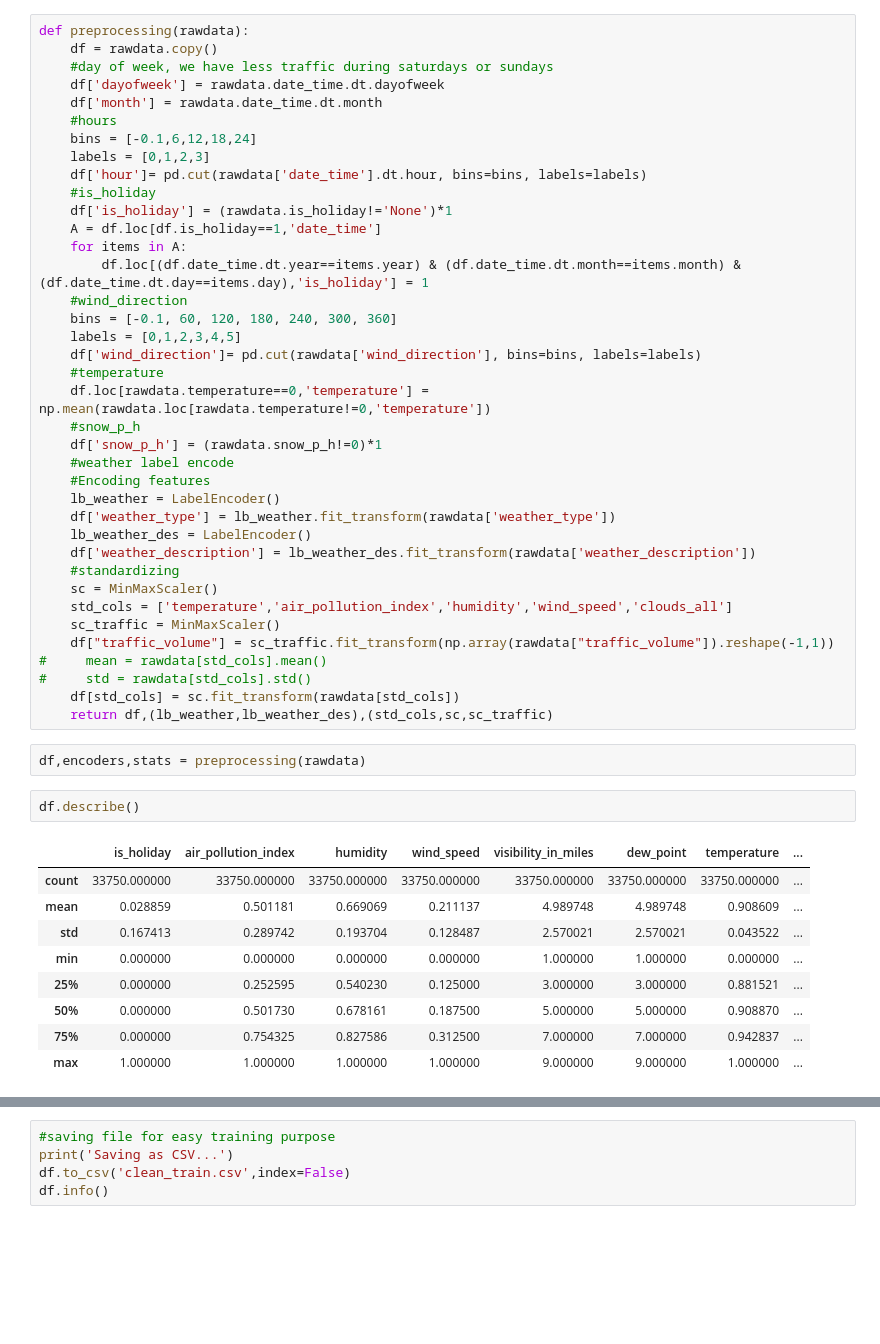
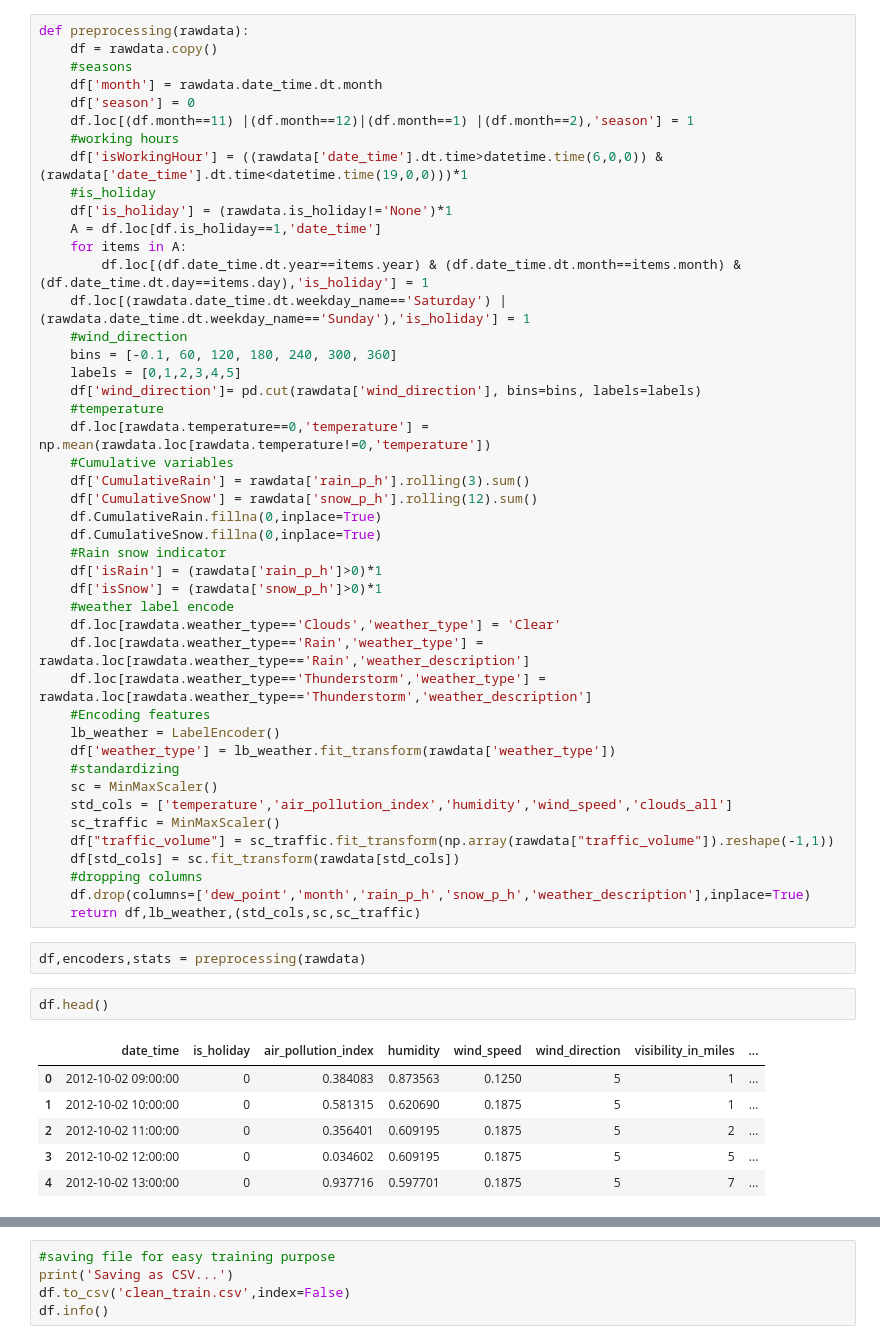
Before and after one commit to Vishwesh4/LSTM-traffic, a Jupyter notebook: data_pipeline.ipynb, the cells around one changed output, grey strips where cells are left out. Cells and saved outputs as stored; diff of their text form; blank space fills up the shorter version.

```diff
--- a/data_pipeline.ipynb
+++ b/data_pipeline.ipynb
@@ -59,52 +95,56 @@ rawdata.date_time = pd.to_datetime(rawdata['date_time'])
 # %%
 def preprocessing(rawdata):
     df = rawdata.copy()
-    #day of week, we have less traffic during saturdays or sundays
-    df['dayofweek'] = rawdata.date_time.dt.dayofweek
+    #seasons
     df['month'] = rawdata.date_time.dt.month
-    #hours
-    bins = [-0.1,6,12,18,24]
-    labels = [0,1,2,3]
-    df['hour']= pd.cut(rawdata['date_time'].dt.hour, bins=bins, labels=labels)
+    df['season'] = 0
+    df.loc[(df.month==11) |(df.month==12)|(df.month==1) |(df.month==2),'season'] = 1
+    #working hours
+    df['isWorkingHour'] = ((rawdata['date_time'].dt.time>datetime.time(6,0,0)) & (rawdata['date_time'].dt.time<datetime.time(19,0,0)))*1
     #is_holiday
     df['is_holiday'] = (rawdata.is_holiday!='None')*1
     A = df.loc[df.is_holiday==1,'date_time']
     for items in A:
         df.loc[(df.date_time.dt.year==items.year) & (df.date_time.dt.month==items.month) & (df.date_time.dt.day==items.day),'is_holiday'] = 1
+    df.loc[(rawdata.date_time.dt.weekday_name=='Saturday') | (rawdata.date_time.dt.weekday_name=='Sunday'),'is_holiday'] = 1
     #wind_direction
     bins = [-0.1, 60, 120, 180, 240, 300, 360]
     labels = [0,1,2,3,4,5]
     df['wind_direction']= pd.cut(rawdata['wind_direction'], bins=bins, labels=labels)
     #temperature
     df.loc[rawdata.temperature==0,'temperature'] = np.mean(rawdata.loc[rawdata.temperature!=0,'temperature'])
-    #snow_p_h
-    df['snow_p_h'] = (rawdata.snow_p_h!=0)*1
+    #Cumulative variables
+    df['CumulativeRain'] = rawdata['rain_p_h'].rolling(3).sum()
+    df['CumulativeSnow'] = rawdata['snow_p_h'].rolling(12).sum()
+    df.CumulativeRain.fillna(0,inplace=True)
+    df.CumulativeSnow.fillna(0,inplace=True)
+    #Rain snow indicator
+    df['isRain'] = (rawdata['rain_p_h']>0)*1
+    df['isSnow'] = (rawdata['snow_p_h']>0)*1
     #weather label encode
+    df.loc[rawdata.weather_type=='Clouds','weather_type'] = 'Clear'
+    df.loc[rawdata.weather_type=='Rain','weather_type'] = rawdata.loc[rawdata.weather_type=='Rain','weather_description']
+    df.loc[rawdata.weather_type=='Thunderstorm','weather_type'] = rawdata.loc[rawdata.weather_type=='Thunderstorm','weather_description']
     #Encoding features
     lb_weather = LabelEncoder()
     df['weather_type'] = lb_weather.fit_transform(rawdata['weather_type'])
-    lb_weather_des = LabelEncoder()
-    df['weather_description'] = lb_weather_des.fit_transform(rawdata['weather_description'])
     #standardizing
     sc = MinMaxScaler()
     std_cols = ['temperature','air_pollution_index','humidity','wind_speed','clouds_all']
     sc_traffic = MinMaxScaler()
     df["traffic_volume"] = sc_traffic.fit_transform(np.array(rawdata["traffic_volume"]).reshape(-1,1))
-#     mean = rawdata[std_cols].mean()
-#     std = rawdata[std_cols].std()
     df[std_cols] = sc.fit_transform(rawdata[std_cols])
-    return df,(lb_weather,lb_weather_des),(std_cols,sc,sc_traffic)
+    #dropping columns
+    df.drop(columns=['dew_point','month','rain_p_h','snow_p_h','weather_description'],inplace=True)
+    return df,lb_weather,(std_cols,sc,sc_traffic)
 # %%
 df,encoders,stats = preprocessing(rawdata)
 # %%
-df.describe()
+df.head()
 # %% [output]
-|  | is_holiday | air_pollution_index | humidity | wind_speed | visibility_in_miles | dew_point | temperature | ... |
-| count | 33750.000000 | 33750.000000 | 33750.000000 | 33750.000000 | 33750.000000 | 33750.000000 | 33750.000000 | ... |
-| mean | 0.028859 | 0.501181 | 0.669069 | 0.211137 | 4.989748 | 4.989748 | 0.908609 | ... |
-| std | 0.167413 | 0.289742 | 0.193704 | 0.128487 | 2.570021 | 2.570021 | 0.043522 | ... |
-| min | 0.000000 | 0.000000 | 0.000000 | 0.000000 | 1.000000 | 1.000000 | 0.000000 | ... |
-| 25% | 0.000000 | 0.252595 | 0.540230 | 0.125000 | 3.000000 | 3.000000 | 0.881521 | ... |
-| 50% | 0.000000 | 0.501730 | 0.678161 | 0.187500 | 5.000000 | 5.000000 | 0.908870 | ... |
-| 75% | 0.000000 | 0.754325 | 0.827586 | 0.312500 | 7.000000 | 7.000000 | 0.942837 | ... |
-| max | 1.000000 | 1.000000 | 1.000000 | 1.000000 | 9.000000 | 9.000000 | 1.000000 | ... |
+|  | date_time | is_holiday | air_pollution_index | humidity | wind_speed | wind_direction | visibility_in_miles | ... |
+| 0 | 2012-10-02 09:00:00 | 0 | 0.384083 | 0.873563 | 0.1250 | 5 | 1 | ... |
+| 1 | 2012-10-02 10:00:00 | 0 | 0.581315 | 0.620690 | 0.1875 | 5 | 1 | ... |
+| 2 | 2012-10-02 11:00:00 | 0 | 0.356401 | 0.609195 | 0.1875 | 5 | 2 | ... |
+| 3 | 2012-10-02 12:00:00 | 0 | 0.034602 | 0.609195 | 0.1875 | 5 | 5 | ... |
+| 4 | 2012-10-02 13:00:00 | 0 | 0.937716 | 0.597701 | 0.1875 | 5 | 7 | ... |
```
Also changed, not shown: parts of 8 cells of this notebook, 5 other files.
